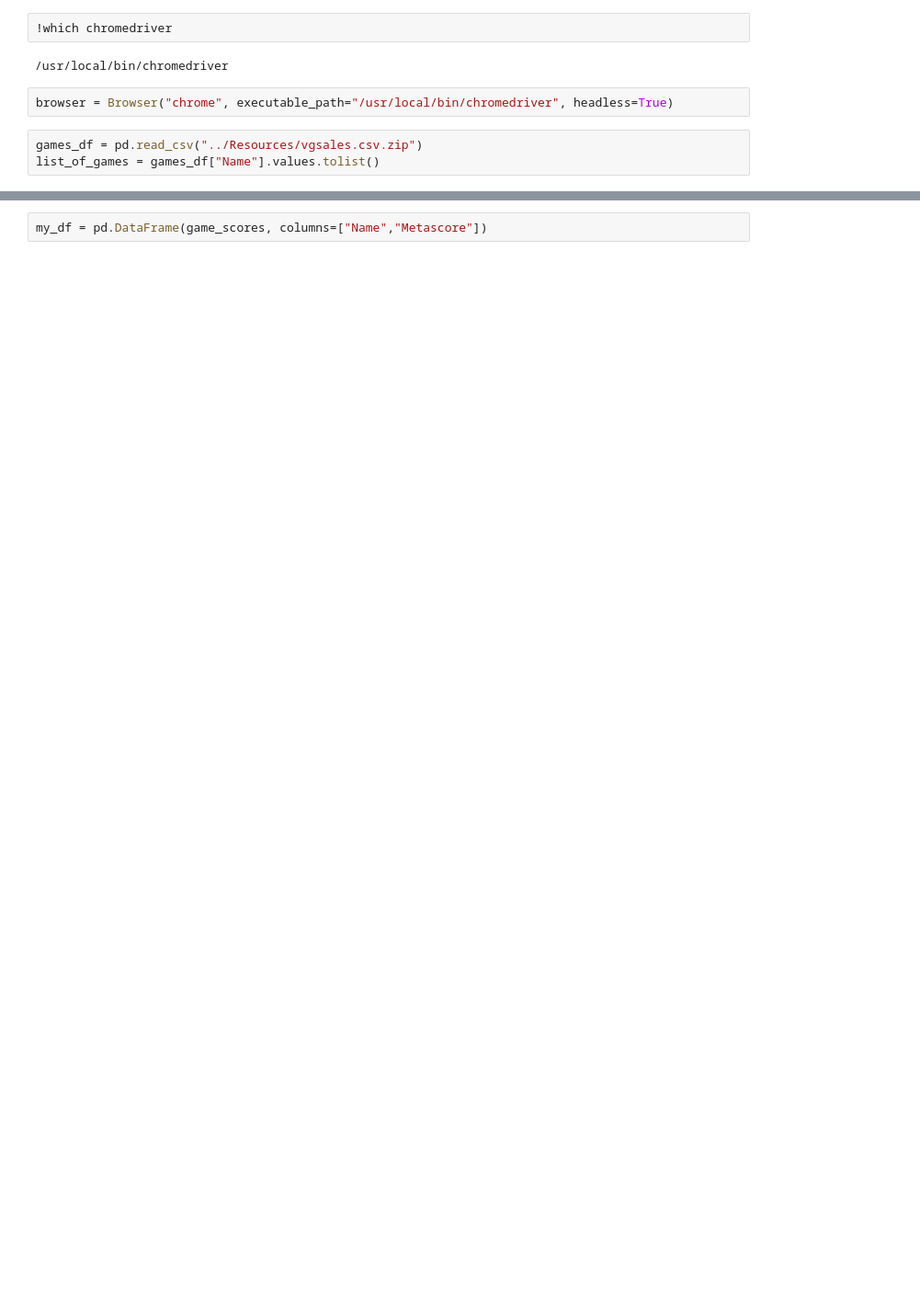
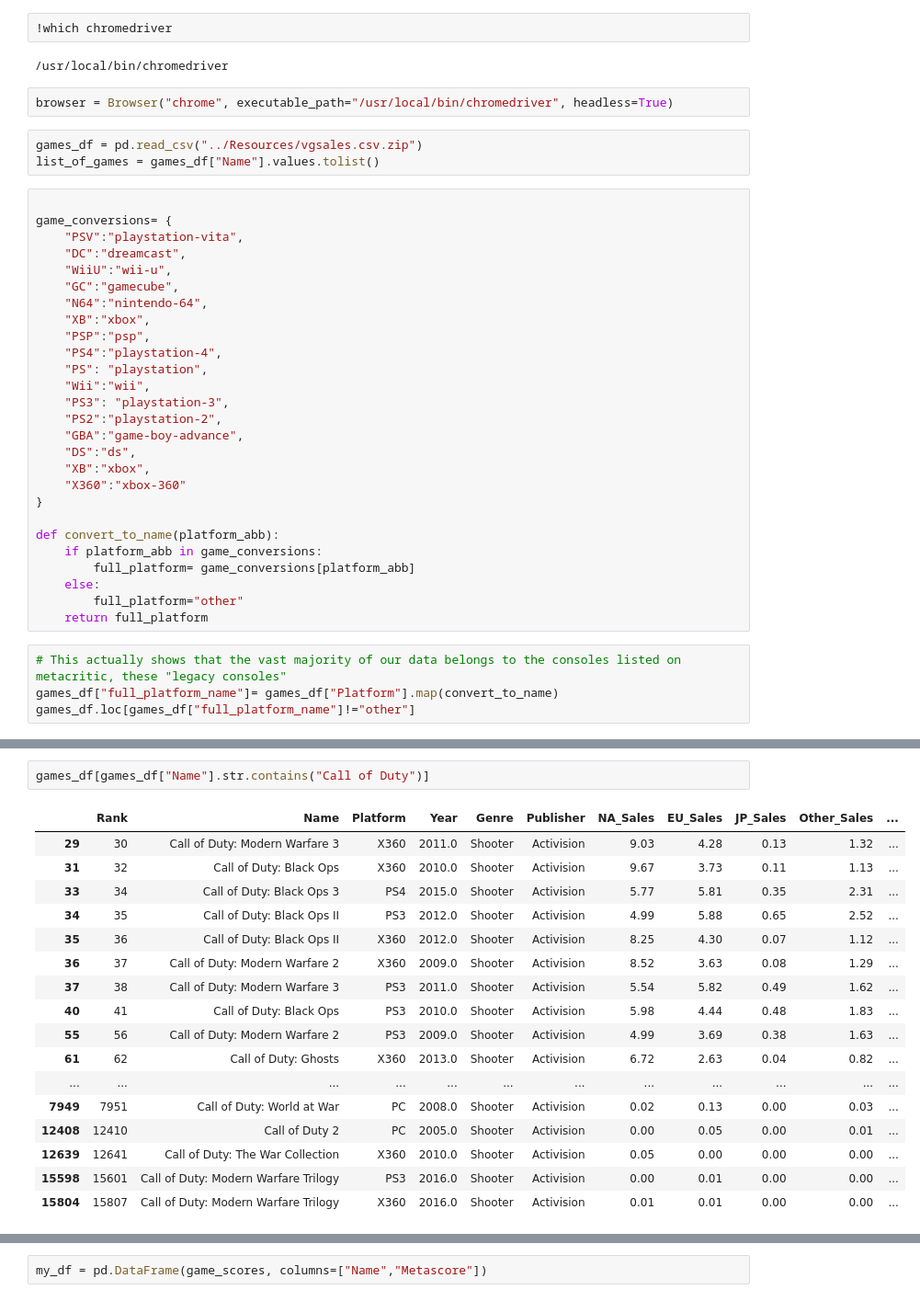
Before and after one commit to mchjohnson13/Group05, a Jupyter notebook: Video_Games/Notebooks/Metacritic_Scraping.ipynb, the cells around one changed output, grey strips where cells are left out. Shown: that part at 92% size. Cells and saved outputs as stored; diff of their text form; blank space fills up the shorter version.

```diff
--- a/Video_Games/Notebooks/Metacritic_Scraping.ipynb
+++ b/Video_Games/Notebooks/Metacritic_Scraping.ipynb
@@ -13,3 +19,34 @@ browser = Browser("chrome", executable_path="/usr/local/bin/chromedriver", headl
 # %%
 games_df = pd.read_csv("../Resources/vgsales.csv.zip")
 list_of_games = games_df["Name"].values.tolist()
+# %%
+
+game_conversions= {
+    "PSV":"playstation-vita",
+    "DC":"dreamcast",
+    "WiiU":"wii-u",
+    "GC":"gamecube",
+    "N64":"nintendo-64",
+    "XB":"xbox",
+    "PSP":"psp",
+    "PS4":"playstation-4",
+    "PS": "playstation",
+    "Wii":"wii",
+    "PS3": "playstation-3",
+    "PS2":"playstation-2",
+    "GBA":"game-boy-advance",
+    "DS":"ds",
+    "XB":"xbox",
+    "X360":"xbox-360"
+}
+
+def convert_to_name(platform_abb):
+    if platform_abb in game_conversions:
+        full_platform= game_conversions[platform_abb]
+    else:
+        full_platform="other"
+    return full_platform
+# %%
+# This actually shows that the vast majority of our data belongs to the consoles listed on metacritic, these "legacy consoles"
+games_df["full_platform_name"]= games_df["Platform"].map(convert_to_name)
+games_df.loc[games_df["full_platform_name"]!="other"]
@@ -16 +67,21 @@ list_of_games = games_df["Name"].values.tolist()
+# %%
+games_df[games_df["Name"].str.contains("Call of Duty")]
+# %% [output]
+|  | Rank | Name | Platform | Year | Genre | Publisher | NA_Sales | EU_Sales | JP_Sales | Other_Sales | ... |
+| 29 | 30 | Call of Duty: Modern Warfare 3 | X360 | 2011.0 | Shooter | Activision | 9.03 | 4.28 | 0.13 | 1.32 | ... |
+| 31 | 32 | Call of Duty: Black Ops | X360 | 2010.0 | Shooter | Activision | 9.67 | 3.73 | 0.11 | 1.13 | ... |
+| 33 | 34 | Call of Duty: Black Ops 3 | PS4 | 2015.0 | Shooter | Activision | 5.77 | 5.81 | 0.35 | 2.31 | ... |
+| 34 | 35 | Call of Duty: Black Ops II | PS3 | 2012.0 | Shooter | Activision | 4.99 | 5.88 | 0.65 | 2.52 | ... |
+| 35 | 36 | Call of Duty: Black Ops II | X360 | 2012.0 | Shooter | Activision | 8.25 | 4.30 | 0.07 | 1.12 | ... |
+| 36 | 37 | Call of Duty: Modern Warfare 2 | X360 | 2009.0 | Shooter | Activision | 8.52 | 3.63 | 0.08 | 1.29 | ... |
+| 37 | 38 | Call of Duty: Modern Warfare 3 | PS3 | 2011.0 | Shooter | Activision | 5.54 | 5.82 | 0.49 | 1.62 | ... |
+| 40 | 41 | Call of Duty: Black Ops | PS3 | 2010.0 | Shooter | Activision | 5.98 | 4.44 | 0.48 | 1.83 | ... |
+| 55 | 56 | Call of Duty: Modern Warfare 2 | PS3 | 2009.0 | Shooter | Activision | 4.99 | 3.69 | 0.38 | 1.63 | ... |
+| 61 | 62 | Call of Duty: Ghosts | X360 | 2013.0 | Shooter | Activision | 6.72 | 2.63 | 0.04 | 0.82 | ... |
+| ... | ... | ... | ... | ... | ... | ... | ... | ... | ... | ... | ... |
+| 7949 | 7951 | Call of Duty: World at War | PC | 2008.0 | Shooter | Activision | 0.02 | 0.13 | 0.00 | 0.03 | ... |
+| 12408 | 12410 | Call of Duty 2 | PC | 2005.0 | Shooter | Activision | 0.00 | 0.05 | 0.00 | 0.01 | ... |
+| 12639 | 12641 | Call of Duty: The War Collection | X360 | 2010.0 | Shooter | Activision | 0.05 | 0.00 | 0.00 | 0.00 | ... |
+| 15598 | 15601 | Call of Duty: Modern Warfare Trilogy | PS3 | 2016.0 | Shooter | Activision | 0.00 | 0.01 | 0.00 | 0.00 | ... |
+| 15804 | 15807 | Call of Duty: Modern Warfare Trilogy | X360 | 2016.0 | Shooter | Activision | 0.01 | 0.01 | 0.00 | 0.00 | ... |
 # %%
```
Also changed, not shown: parts of 10 cells of this notebook.
